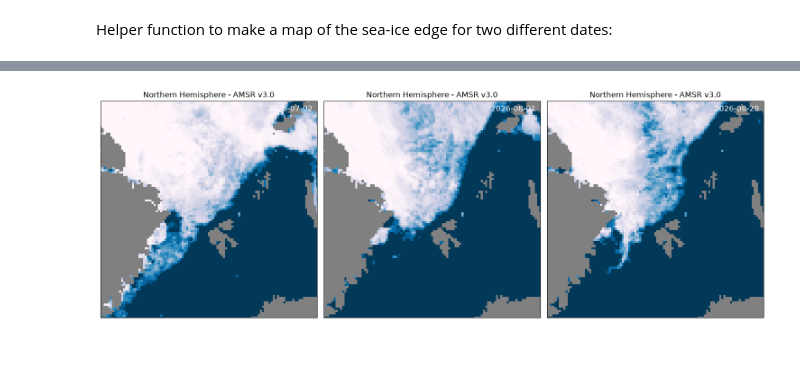
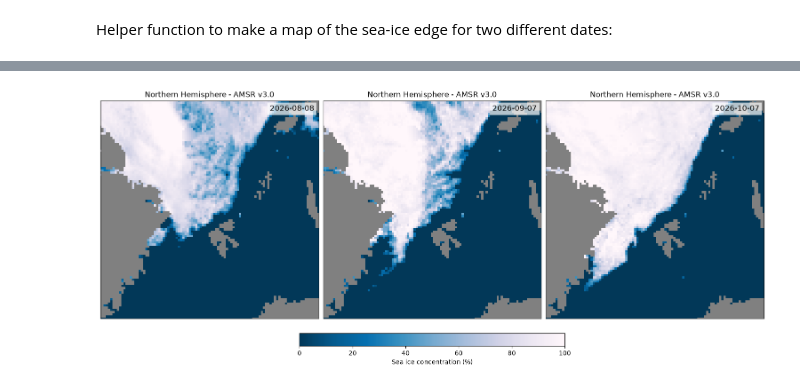
Before and after one commit to ecmwf-training/c3s-training-submodule-sat-obs-ocean, a Jupyter notebook: viewer-for-sea-ice-concentration.ipynb, the cells around one changed output, grey strips where cells are left out. Saved outputs shown, nothing was run; the diff lists cells and outputs as text; code cells hidden in the pictures; blank space fills up the shorter version.

```diff
--- a/viewer-for-sea-ice-concentration.ipynb
+++ b/viewer-for-sea-ice-concentration.ipynb
@@ -537,15 +540,20 @@ In this example, we visualise the sea-ice cover for a date in two different year
 # %%
 # Settings defined by user
-area = 'nh'
-instrument = 'ssmis'
-date1 = date(1980,9,15)
-date2 = date(2000,9,15)
-#conclev  = 30
-#linecols = ['red','orange']
+area = "nh"
+instrument = "ssmis"
+date1 = date(1980, 9, 15)
+date2 = date(2000, 9, 15)
+conclev = 15
+linecols = ["C0", "C1"]
+savefig = False
 
 # Plotting
-plot_two_contours(date1,date2,area,instrument) #,conclev = conclev,linecols=linecols)
+ax = plot_two_contours(
+    date1, date2, area, instrument, conclev=conclev, linecols=linecols
+)
 
+if savefig:
+    save_figure(ax.figure, "SIC-map-with-contours.png")
 plt.show()
 # %% [output]
 [plot_two_contours] SSMIS cdr (nh) date1=1980-09-15, date2=2000-09-15
@@ -633,47 +634,49 @@ In the top of the cell, the user can define what to be plotted, such as:
 # %%
 # Settings defined by user
-area = 'nh'
-instrument = 'amsr'
+area = "nh"
+instrument = "amsr"
 
-# AMSR ICDR has approximately 16 days latency
-latest = datetime.today().date() - timedelta(days=16)
+# Latest expected date of the AMSR ICDR (approximately 16 days latency)
+latest = resolve_end(CDR_RULES["amsr"][-1]["end"])
 
 # Start a few days before the nominal latest date to allow for
 # small variations in product availability
-dt0 = latest - timedelta(days=3)
-dt1 = latest - timedelta(days=30)
-dt2 = latest - timedelta(days=60)
+dt0 = find_latest_date(latest - timedelta(days=3), area, instrument)
+dt1 = dt0 - timedelta(days=30)
+dt2 = dt0 - timedelta(days=60)
 
-#change xlim and ylim if other than default area:
-if area == 'nh':
+# change xlim and ylim if other than default area:
+if area == "nh":
     # Default region is centered on Svalbard
-    xlim = (175,275)
-    ylim = (300,200)
-elif area == 'sh':
+    xlim = (175, 275)
+    ylim = (300, 200)
+elif area == "sh":
     # Default region is centered on Ross Sea
-    xlim = (125,250)
-    ylim = (375,250)
+    xlim = (125, 250)
+    ylim = (375, 250)
 
 cmap = cm.PuBu_r
+savefig = False
 
 # Plotting
-fig = plt.figure(figsize=(15,8))
+fig, axes = plt.subplots(
+    1, 3, figsize=(15, 6.5), sharex=True, sharey=True, layout="constrained"
+)
 
-# left figure
-ax = fig.add_subplot(1,3,1)
-simple_plot(dt2,area,instrument, ax=ax, cmap=cmap)
+# left, mid and right figures
+for ax, dt in zip(axes, (dt2, dt1, dt0)):
+    im = simple_plot(dt, area, instrument, ax=ax, cmap=cmap)
 
-# mid figure
-ax = fig.add_subplot(1,3,2, sharex=ax, sharey=ax)
-simple_plot(dt1,area,instrument, ax=ax, cmap=cmap)
+# Only map subset of data (Zoom); the axes are shared
+axes[0].set_xlim(*xlim)
+axes[0].set_ylim(*ylim)
 
-# right figure
-ax = fig.add_subplot(1,3,3, sharex=ax, sharey=ax)
-simple_plot(dt0,area,instrument, ax=ax, cmap=cmap)
+# Add a colorbar shared by all maps
+fig.colorbar(
+    im, ax=axes, orientation="horizontal", shrink=0.4, label="Sea ice concentration (%)"
+)
 
-# Only map subset of data (Zoom)
-ax.set_xlim(*xlim)
-ax.set_ylim(*ylim)
-
+if savefig:
+    save_figure(fig, "Recent_SIC.png")
 plt.show()
 # %% [output]
@@ -695,2 +699,2 @@ plt.show()
-[figure, old version]
+[figure, new version]
 # %% [markdown]
```
Also changed, not shown: parts of 53 cells of this notebook, 3 other files.
